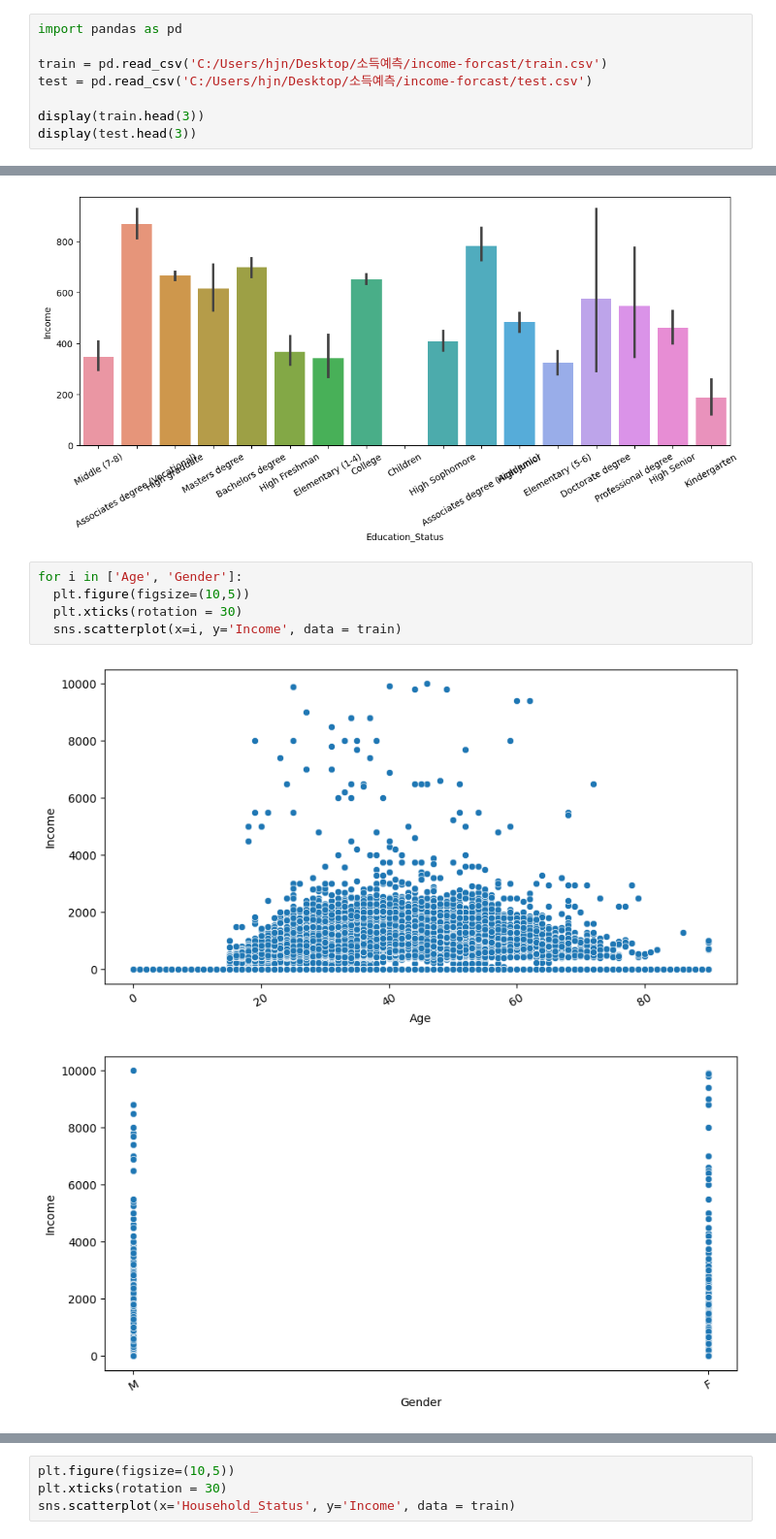
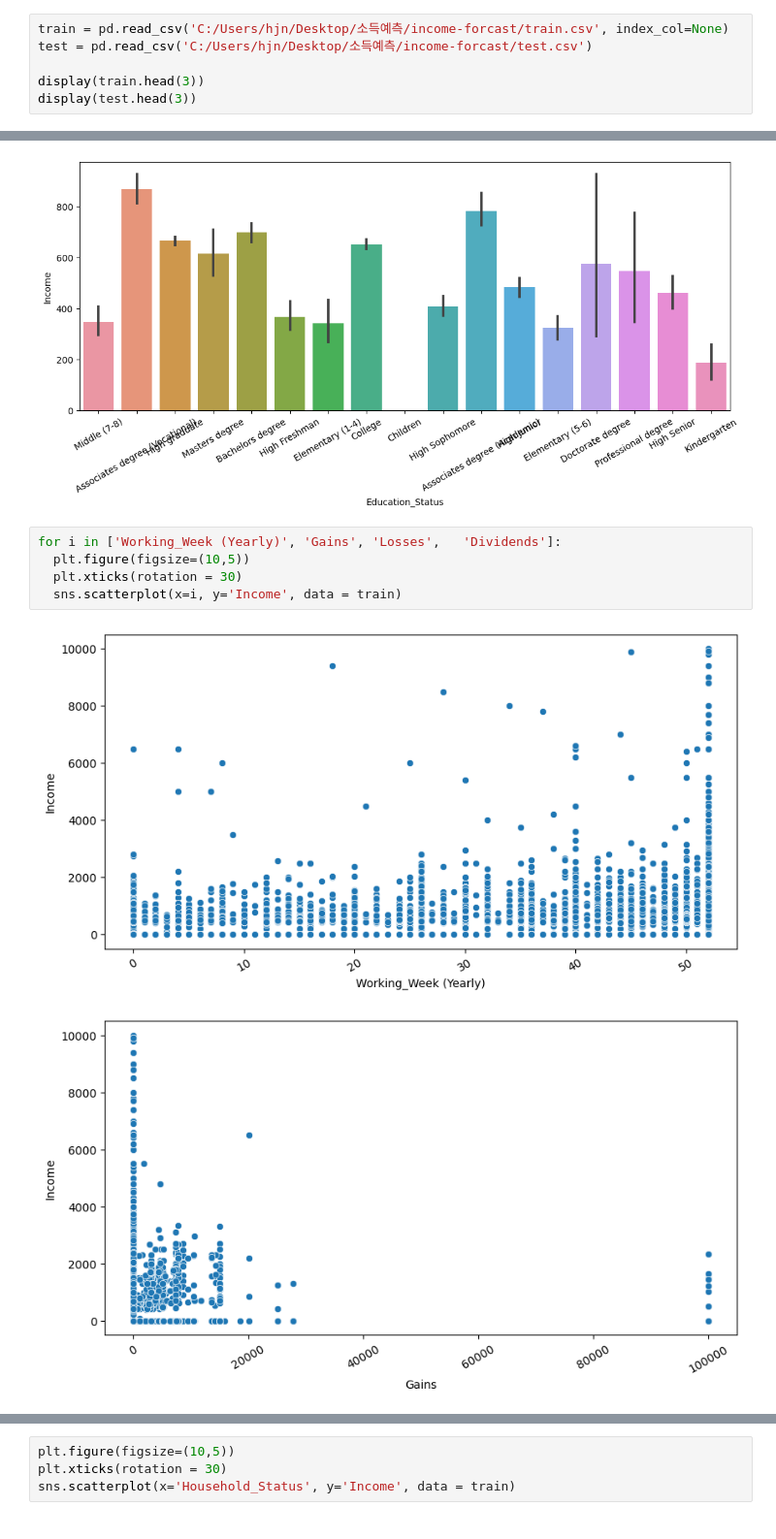
Before and after one commit to tigi98hw/income-forcast, a Jupyter notebook: income_forecast.ipynb, the cells around one changed output, grey strips where cells are left out. Shown at 97% size. Saved outputs shown, nothing was run; the diff lists cells and outputs as text.

```diff
--- a/income_forecast.ipynb
+++ b/income_forecast.ipynb
@@ -10,9 +11,7 @@ def seed_everything(seed):
 
 seed_everything(42) # Seed 고정
 # %%
-import pandas as pd
-
-train = pd.read_csv('C:/Users/hjn/Desktop/소득예측/income-forcast/train.csv')
+train = pd.read_csv('C:/Users/hjn/Desktop/소득예측/income-forcast/train.csv', index_col=None)
 test = pd.read_csv('C:/Users/hjn/Desktop/소득예측/income-forcast/test.csv')
 
 display(train.head(3))
@@ -113,10 +114,10 @@ sns.barplot(x='Education_Status', y='Income', data = train)
 <Axes: xlabel='Education_Status', ylabel='Income'>
 [figure]
 # %%
-for i in ['Age', 'Gender']:
+for i in ['Working_Week (Yearly)', 'Gains',	'Losses',	'Dividends']:
   plt.figure(figsize=(10,5))
   plt.xticks(rotation = 30)
   sns.scatterplot(x=i, y='Income', data = train)
 # %% [output]
-[figure, old version]
+[figure, new version]
-[figure, old version]
+[figure, new version]
```
Also changed, not shown: parts of 66 cells of this notebook, 14 other files.
